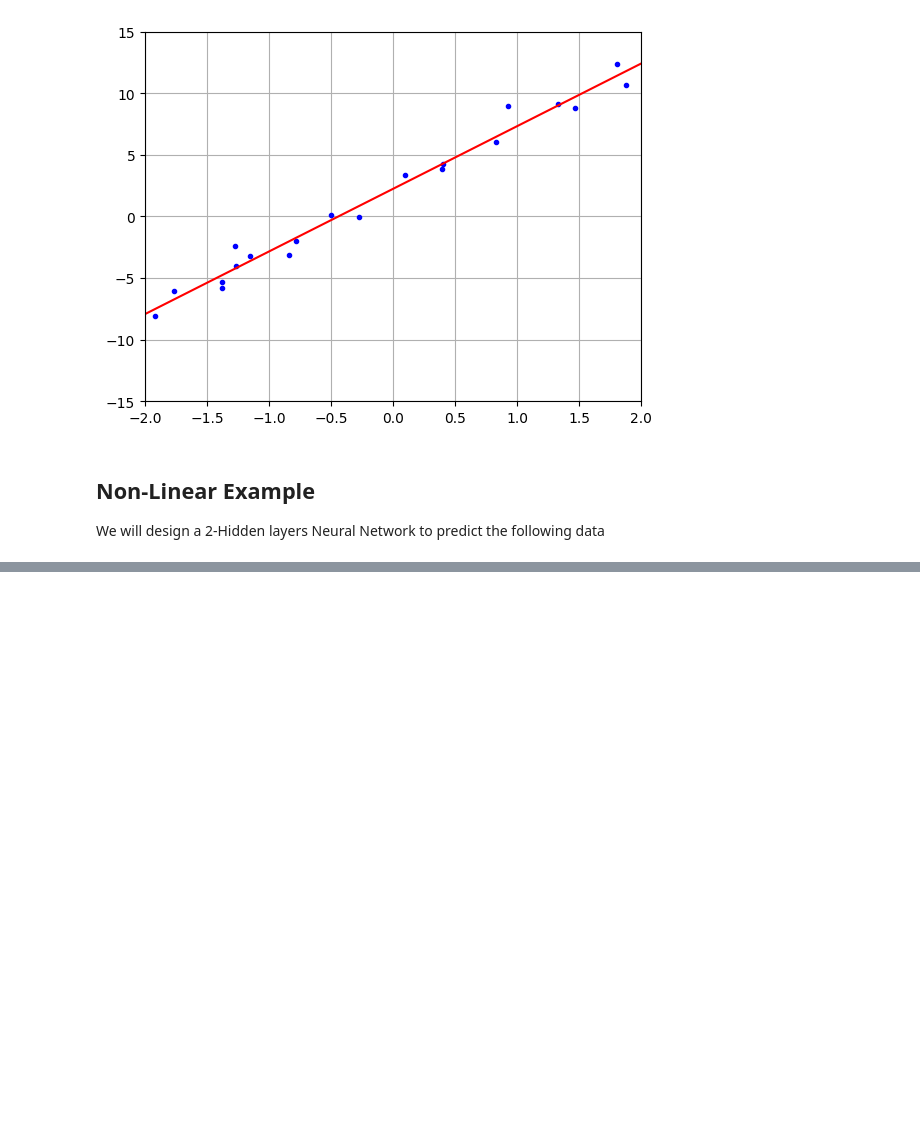
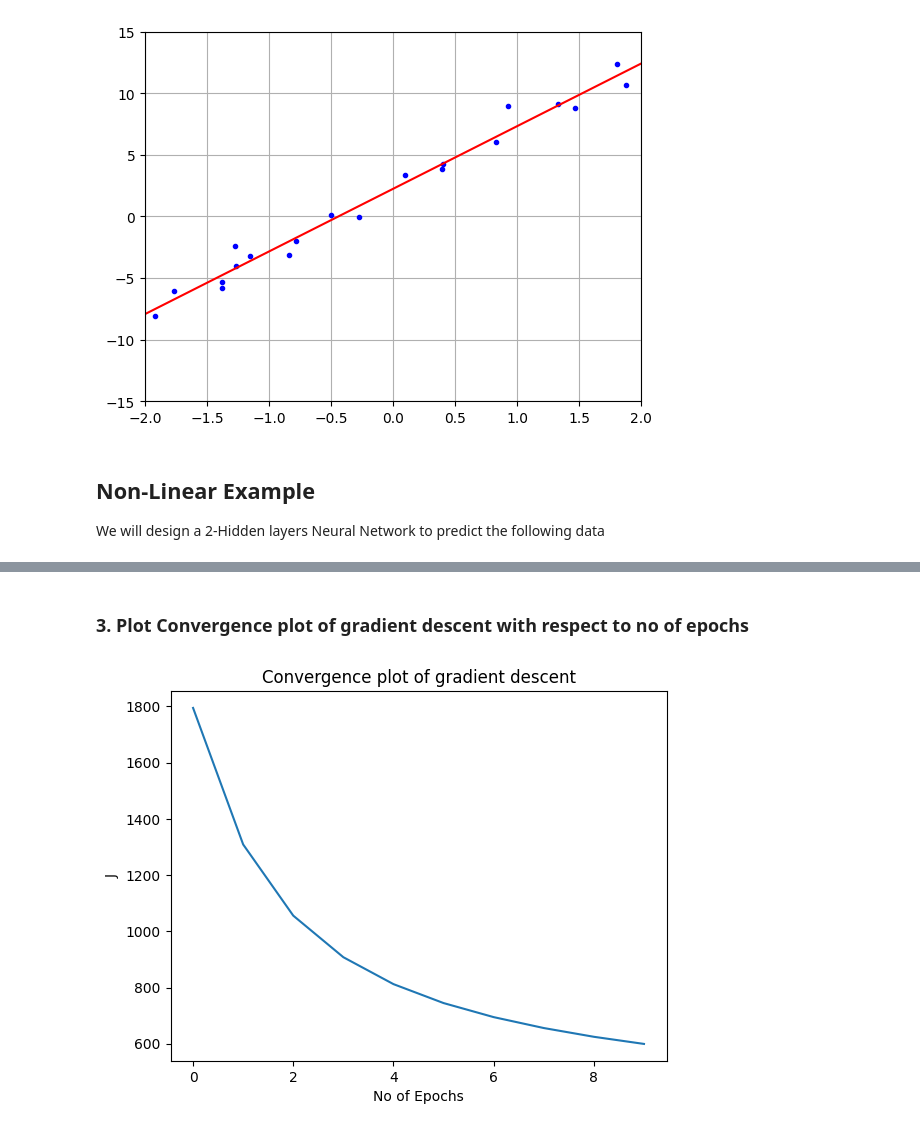
Before and after one commit to omarnust/ComputerVision, a Jupyter notebook: 09-ann.ipynb, the cells around one changed output, grey strips where cells are left out. Cells and saved outputs as stored; diff of their text form; code cells hidden in the pictures; blank space fills up the shorter version.

````diff
--- a/09-ann.ipynb
+++ b/09-ann.ipynb
@@ -201,0 +204,38 @@ Text(0.5, 1.0, 'Synthetic data')
+# %%
+training_data = datasets.MNIST(
+    root='~/Downloads/',
+    train=True,
+    download=True,
+    transform=transforms.Compose([
+              transforms.ToTensor()])
+              #transforms.Normalize((0.1307,), (0.3081,))])
+)
+
+test_data = datasets.MNIST(
+    root='~/Downloads/',
+    train=False,
+    download=True,
+    transform=ToTensor()
+)
+
+content = """
+The data is contained in the ```training_data.data``` and the labels
+in ```training_data.targets```.
+
+You can also access the data using indexing ```training_data[index]```
+
+The ```Dataset``` retrieves our dataset’s features and labels one sample at a time. While training a model,
+we typically want to pass samples in “minibatches”, reshuffle the data at every epoch to reduce model overfitting
+
+```DataLoader``` is an iterable that abstracts this complexity for us in an easy API.
+
+```train_features, train_labels = next(iter(train_dataloader))```
+
+[Additional Reading](https://pytorch.org/tutorials/beginner/basics/data_tutorial.html)
+"""
+
+batchsize = 64
+train_dataloader = DataLoader(training_data, batch_size=batchsize, shuffle=True)
+test_dataloader = DataLoader(test_data, batch_size=8, shuffle=True)
+
+Markdown(content)
@@ -201,0 +329,11 @@ Text(0.5, 1.0, 'Synthetic data')
+# %% [markdown]
+### 3. Plot Convergence plot of gradient descent with respect to no of epochs
+# %%
+from matplotlib import pyplot as plt
+plt.plot(J_history)
+plt.title('Convergence plot of gradient descent')
+plt.xlabel('No of Epochs')
+plt.ylabel('J')
+plt.show()
+# %% [output]
+[figure, added]
````
Also changed, not shown: parts of 9 cells of this notebook.
